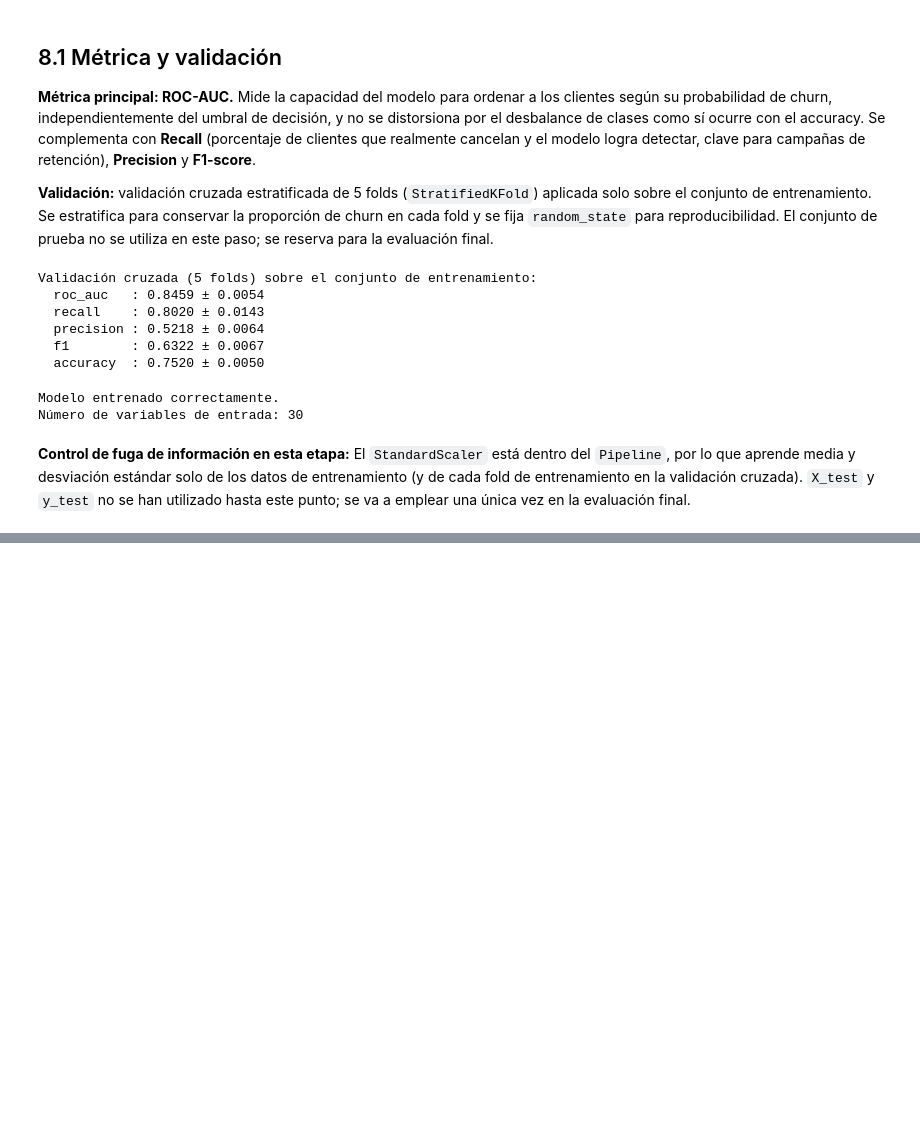
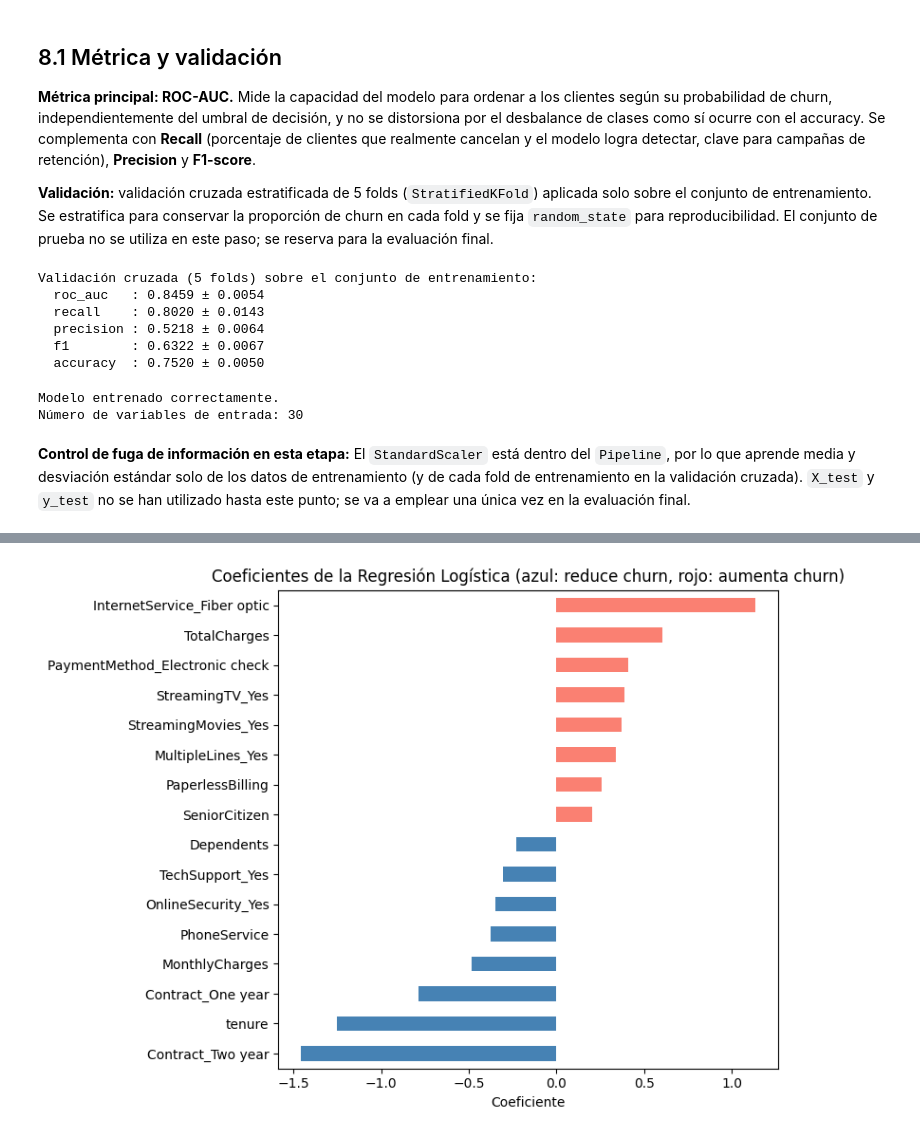
Before and after one commit to deisyrestrepoo/Prediccion-Churn-Clientes-Telco-Customer-Churn, a Jupyter notebook: fase-1/notebook.ipynb, the cells around one changed output, grey strips where cells are left out. Cells and saved outputs as stored; diff of their text form; code cells hidden in the pictures; blank space fills up the shorter version.

```diff
--- a/fase-1/notebook.ipynb
+++ b/fase-1/notebook.ipynb
@@ -614,0 +689,20 @@ El `StandardScaler` está dentro del `Pipeline`, por lo que aprende media y desv
+# %%
+#Nombres de las variables después del preprocesamiento (quitando el prefijo del ColumnTransformer)
+nombres = modelo.named_steps["preprocesamiento"].get_feature_names_out()
+nombres = [n.split("__", 1)[1] for n in nombres]
+
+#Coeficientes del modelo (variables numéricas ya escaladas, por eso son comparables)
+coeficientes = pd.Series(
+    modelo.named_steps["clasificador"].coef_[0], index=nombres
+).sort_values()
+
+#ocho que más reducen y ocho que más aumentan la probabilidad de churn
+extremos = pd.concat([coeficientes.head(8), coeficientes.tail(8)])
+extremos.plot(kind="barh", color=["steelblue" if v < 0 else "salmon" for v in extremos],
+              figsize=(8, 6))
+plt.title("Coeficientes de la Regresión Logística (azul: reduce churn, rojo: aumenta churn)")
+plt.xlabel("Coeficiente")
+plt.tight_layout()
+plt.show()
+# %% [output]
+[figure, added]
```
Also changed, not shown: parts of 8 cells of this notebook.
